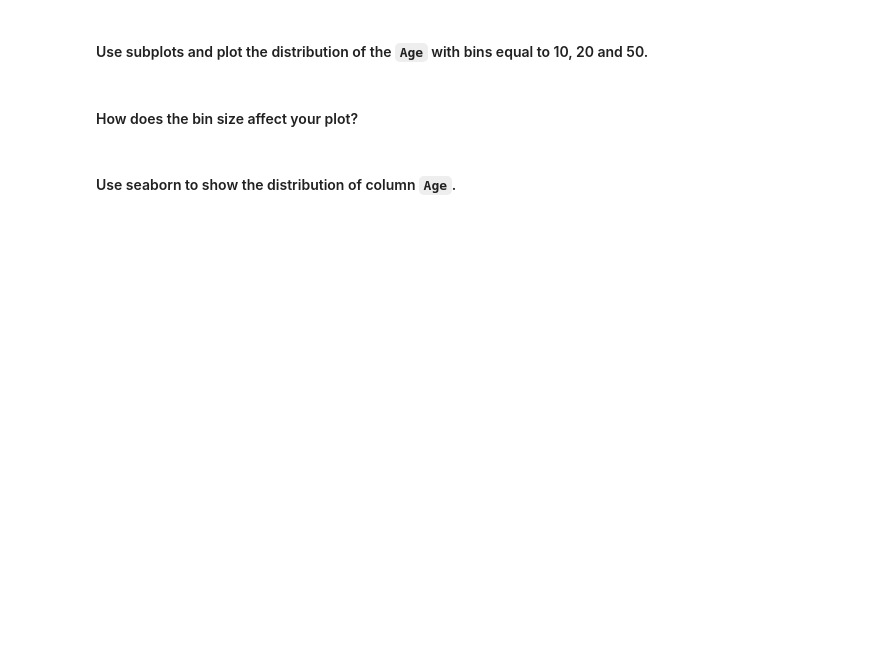
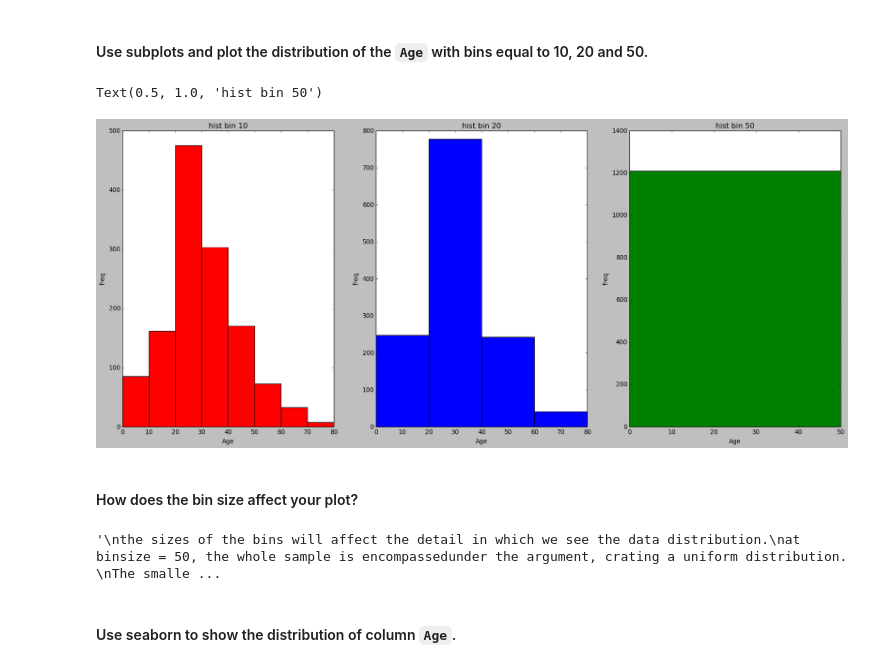
Before and after one commit to FHnt97/lab-matplotlib-seaborn, a Jupyter notebook: your-code/main.ipynb, the cells around one changed output. Saved outputs shown, nothing was run; the diff lists cells and outputs as text; code cells hidden in the pictures; blank space fills up the shorter version.

```diff
--- a/your-code/main.ipynb
+++ b/your-code/main.ipynb
@@ -281,2 +321,26 @@ titanic.head()
+# %%
+# your code here
+bin_1 = [i for i in range(0,90,10)]
+bin_2 = [i for i in range(0,90,20)]
+bin_3 = [i for i in range(0,90,50)]
+
+fig, axs = plt.subplots(1,3, figsize=(25,10))
+
+axs[0].hist(titanic["Age"], bins=bin_1, color="red")
+axs[1].hist(titanic["Age"], bins=bin_2, color="blue")
+axs[2].hist(titanic["Age"], bins=bin_3, color="green")
+
+axs[0].set_xlabel("Age")
+axs[0].set_ylabel("freq")
+axs[0].set_title("hist bin 10")
+axs[1].set_xlabel("Age")
+axs[1].set_ylabel("freq")
+axs[1].set_title("hist bin 20")
+axs[2].set_xlabel("Age")
+axs[2].set_ylabel("freq")
+axs[2].set_title("hist bin 50")
+# %% [output]
+Text(0.5, 1.0, 'hist bin 50')
+[figure, added]
 # %% [markdown]
 #### How does the bin size affect your plot?
@@ -287,3 +347,11 @@ your comments here
+# %%
+"""
+the sizes of the bins will affect the detail in which we see the data distribution.
+at binsize = 50, the whole sample is encompassedunder the argument, crating a uniform distribution.
+The smaller the bin size, the more detailed we will see the changes in frequency
+"""
+# %% [output]
+'\nthe sizes of the bins will affect the detail in which we see the data distribution.\nat binsize = 50, the whole sample is encompassedunder the argument, crating a uniform distribution. \nThe smalle ...
 # %% [markdown]
 #### Use seaborn to show the distribution of column `Age`.
 # %%
```
Also changed, not shown: parts of 40 cells of this notebook.
